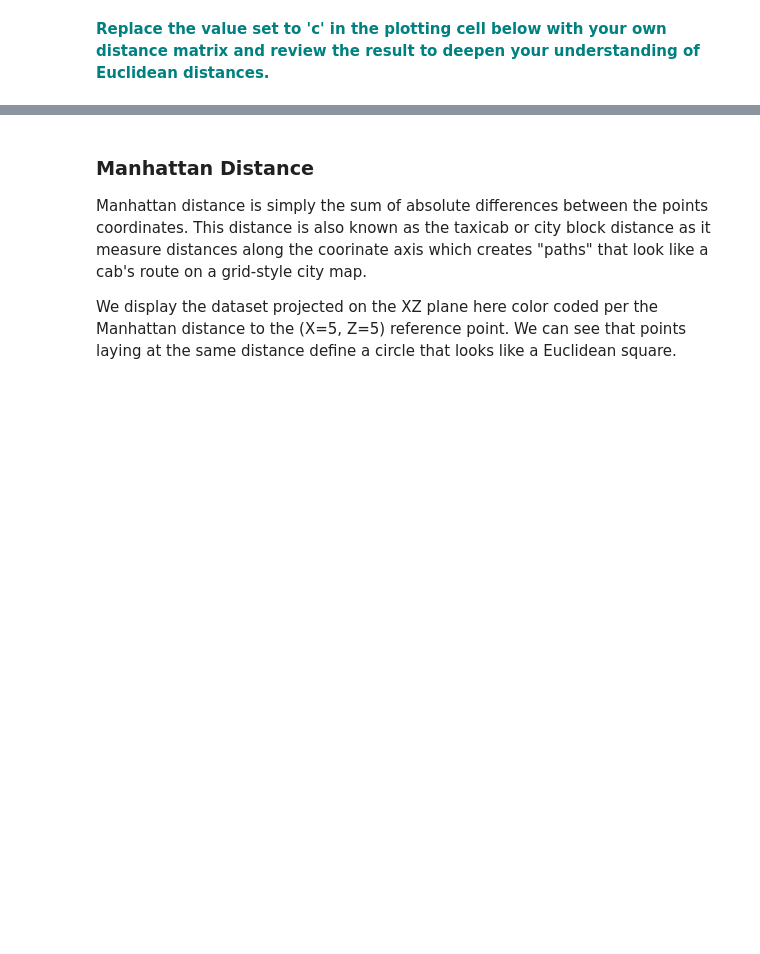
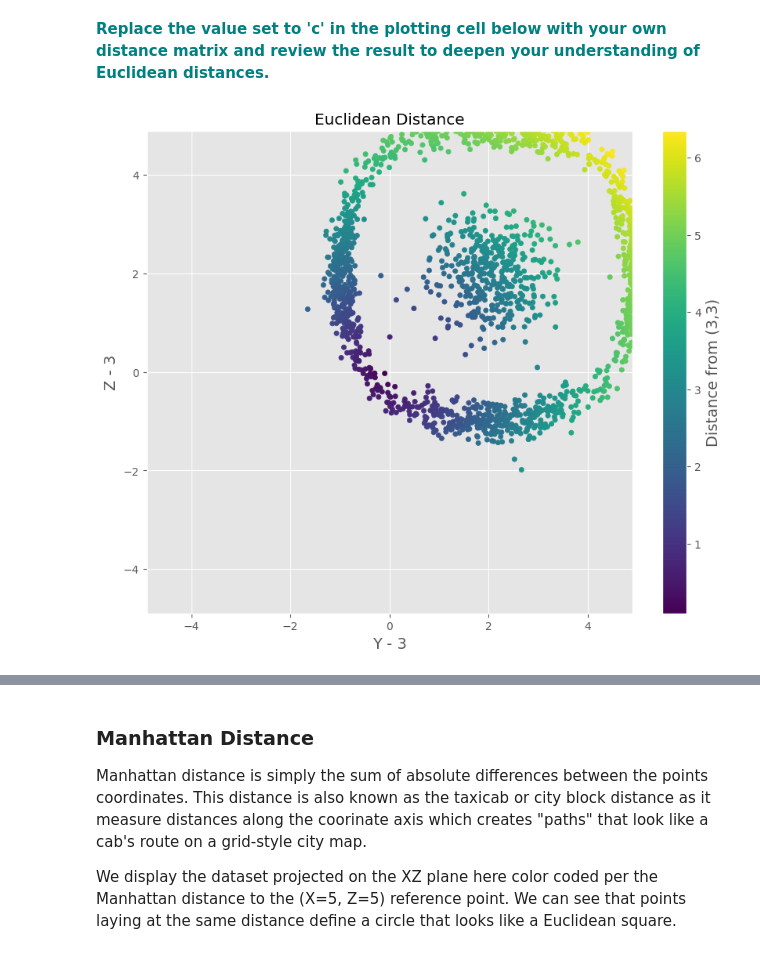
Before and after one commit to amschiltz/springboard_projects, a Jupyter notebook: Euclidean_and_Manhattan_Distances_Case_Study/Euclidean_and_Manhattan_Distances_Case_Study.ipynb, the cells around one changed output, grey strips where cells are left out. Saved outputs shown, nothing was run; the diff lists cells and outputs as text; code cells hidden in the pictures; blank space fills up the shorter version.

Commit message:
Update Euclidean_and_Manhattan_Distances_Case_Study.ipynb and add scatterplots of distances

```diff
--- a/Euclidean_and_Manhattan_Distances_Case_Study/Euclidean_and_Manhattan_Distances_Case_Study.ipynb
+++ b/Euclidean_and_Manhattan_Distances_Case_Study/Euclidean_and_Manhattan_Distances_Case_Study.ipynb
@@ -33,8 +33,25 @@ Note that the __SciPy library__ comes with optimized functions written in C to c
 distEuclid = np.sqrt((df.Z - 5)**2 + (df.Y - 5)**2)
 # %% [markdown]
 **<font color='teal'>Create a distance to reference point (3,3) matrix similar to the above example.</font>**
+# %%
+distEuclid_3 = np.sqrt((df.Z - 3)**2 + (df.Y - 3)**2)
 # %% [markdown]
 **<font color='teal'>Replace the value set to 'c' in the plotting cell below with your own distance matrix and review the result to deepen your understanding of Euclidean distances. </font>**
+# %%
+figEuclid = plt.figure(figsize=[10,8])
+
+plt.scatter(df.Y - 3, df.Z-3, c=distEuclid_3, s=20)
+plt.ylim([-4.9,4.9])
+plt.xlim([-4.9,4.9])
+plt.xlabel('Y - 3', size=14)
+plt.ylabel('Z - 3', size=14)
+plt.title('Euclidean Distance')
+cb = plt.colorbar()
+cb.set_label('Distance from (3,3)', size=14)
+
+figEuclid.savefig('plots/Euclidean_3.png')
+# %% [output]
+[figure, added]
 # %%
 figEuclid = plt.figure(figsize=[10,8])
 
```
Also changed, not shown: parts of 4 cells of this notebook, 3 other files.
